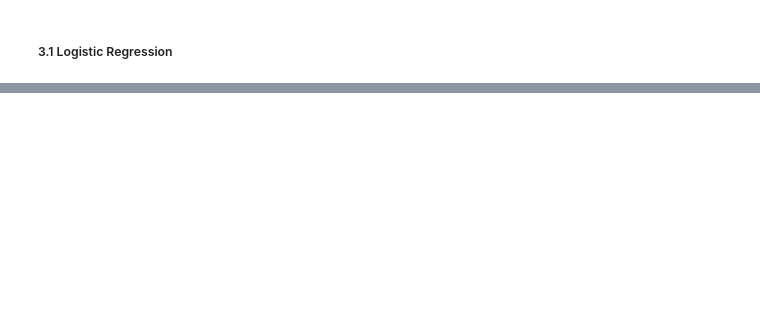
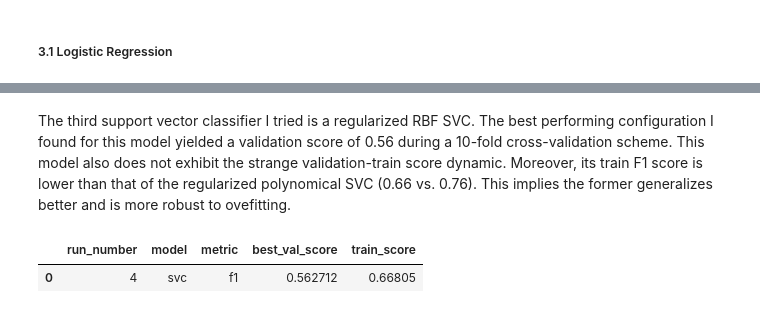
Before and after one commit to rossguthery/descartes-technical-test, a Jupyter notebook: main.ipynb, the cells around one changed output, grey strips where cells are left out. Cells and saved outputs as stored; diff of their text form; code cells hidden in the pictures; blank space fills up the shorter version.

```diff
--- a/main.ipynb
+++ b/main.ipynb
@@ -157,0 +201,22 @@ run_2.results
+# %% [markdown]
+The third support vector classifier I tried is a regularized RBF SVC. The best performing configuration I found for this model yielded a validation score of 0.56 during a 10-fold cross-validation scheme. This model also does not exhibit the strange validation-train score dynamic. Moreover, its train F1 score is lower than that of the regularized polynomical SVC (0.66 vs. 0.76). This implies the former generalizes better and is more robust to ovefitting.
+# %%
+# Instantiate a Modeller object.
+run_4: Modeller = Modeller(
+    test=test_engineerer.data,
+    train=train_engineerer.data,
+    config_path="model_configs.yaml",
+    entry_point="run_number_4",
+)
+
+# Call the Modeller object and store the model's performance.
+run_4()
+df_all_runs = pd.concat(
+    [df_all_runs, run_4.results], axis=0, ignore_index=True
+)
+
+# Display the model's results.
+run_4.results
+# %% [output]
+|  | run_number | model | metric | best_val_score | train_score |
+| 0 | 4 | svc | f1 | 0.562712 | 0.66805 |
```
Also changed, not shown: parts of 29 cells of this notebook, 9 other files.
